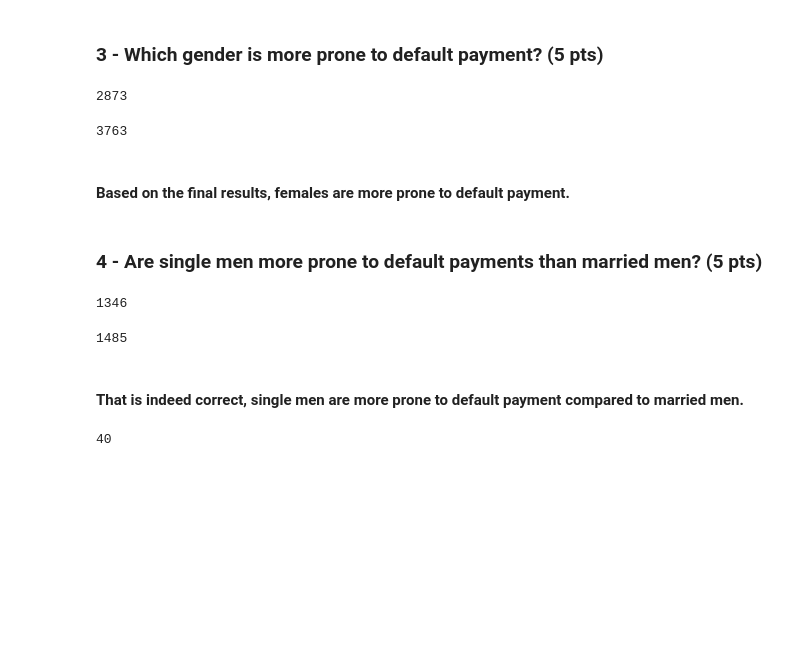
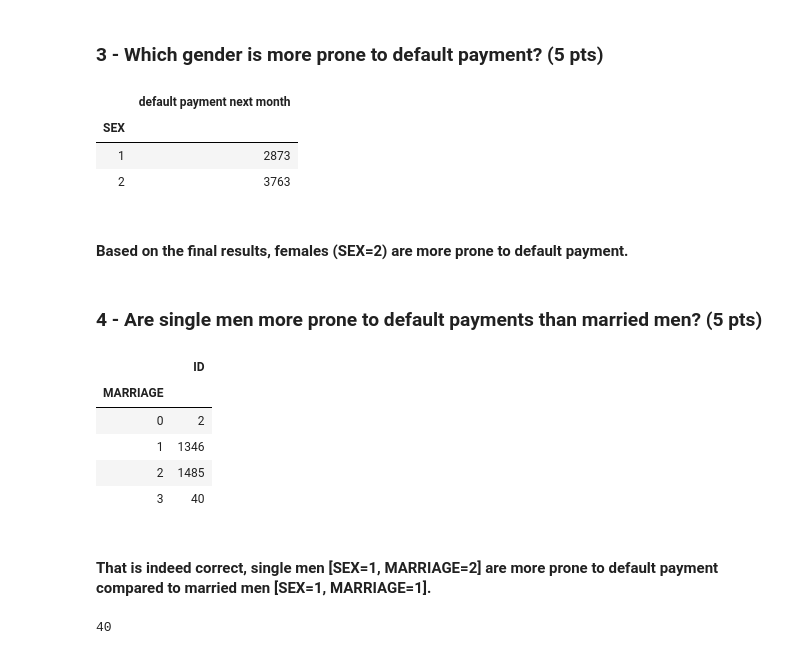
Before and after one commit to AleMadLei/machine-learning-project, a Jupyter notebook: Machine Learning Project.ipynb, the cells around one changed output. Drawn from its saved outputs; the diff is of its cells as text; code cells hidden in the pictures; blank space fills up the shorter version.

```diff
--- a/Machine Learning Project.ipynb
+++ b/Machine Learning Project.ipynb
@@ -151,30 +151,28 @@ overLimitValue[['LIMIT_BAL']].boxplot()
 ### 3 - Which gender is more prone to default payment? (5 pts)
 # %%
 # Information for male.
-data.loc[data['SEX'] == 1].loc[data['default payment next month'] == 1]['ID'].count()
+data[['SEX', 'default payment next month']].loc[data['default payment next month'] == 1].groupby('SEX').count()
 # %% [output]
-2873
+|  | default payment next month |
+| SEX |  |
+| 1 | 2873 |
+| 2 | 3763 |
-# %%
-# Information for female.
-data.loc[data['SEX'] == 2].loc[data['default payment next month'] == 1]['ID'].count()
-# %% [output]
-3763
 # %% [markdown]
-#### Based on the final results, females are more prone to default payment.
+#### Based on the final results, females (SEX=2) are more prone to default payment.
 # %% [markdown]
 ### 4 - Are single men more prone to default payments than married men? (5 pts)
 # %%
 # Information for married men.
-data.loc[data['SEX'] == 1].loc[data['default payment next month'] == 1].loc[data['MARRIAGE'] == 1]['ID'].count()
+data.loc[data['SEX'] == 1].loc[data['default payment next month'] == 1][['ID', 'MARRIAGE']].groupby('MARRIAGE').count()
 # %% [output]
-1346
+|  | ID |
+| MARRIAGE |  |
+| 0 | 2 |
+| 1 | 1346 |
+| 2 | 1485 |
+| 3 | 40 |
-# %%
-# Information for single men.
-data.loc[data['SEX'] == 1].loc[data['default payment next month'] == 1].loc[data['MARRIAGE'] == 2]['ID'].count()
-# %% [output]
-1485
 # %% [markdown]
-#### That is indeed correct, single men are more prone to default payment compared to married men.
+#### That is indeed correct, single men [SEX=1, MARRIAGE=2] are more prone to default payment compared to married men [SEX=1, MARRIAGE=1].
 # %%
 # Now, just for the lulz, we evaluate the other category.
 data.loc[data['SEX'] == 1].loc[data['default payment next month'] == 1].loc[data['MARRIAGE'] == 3]['ID'].count()
```
Also changed, not shown: parts of 11 cells of this notebook.
